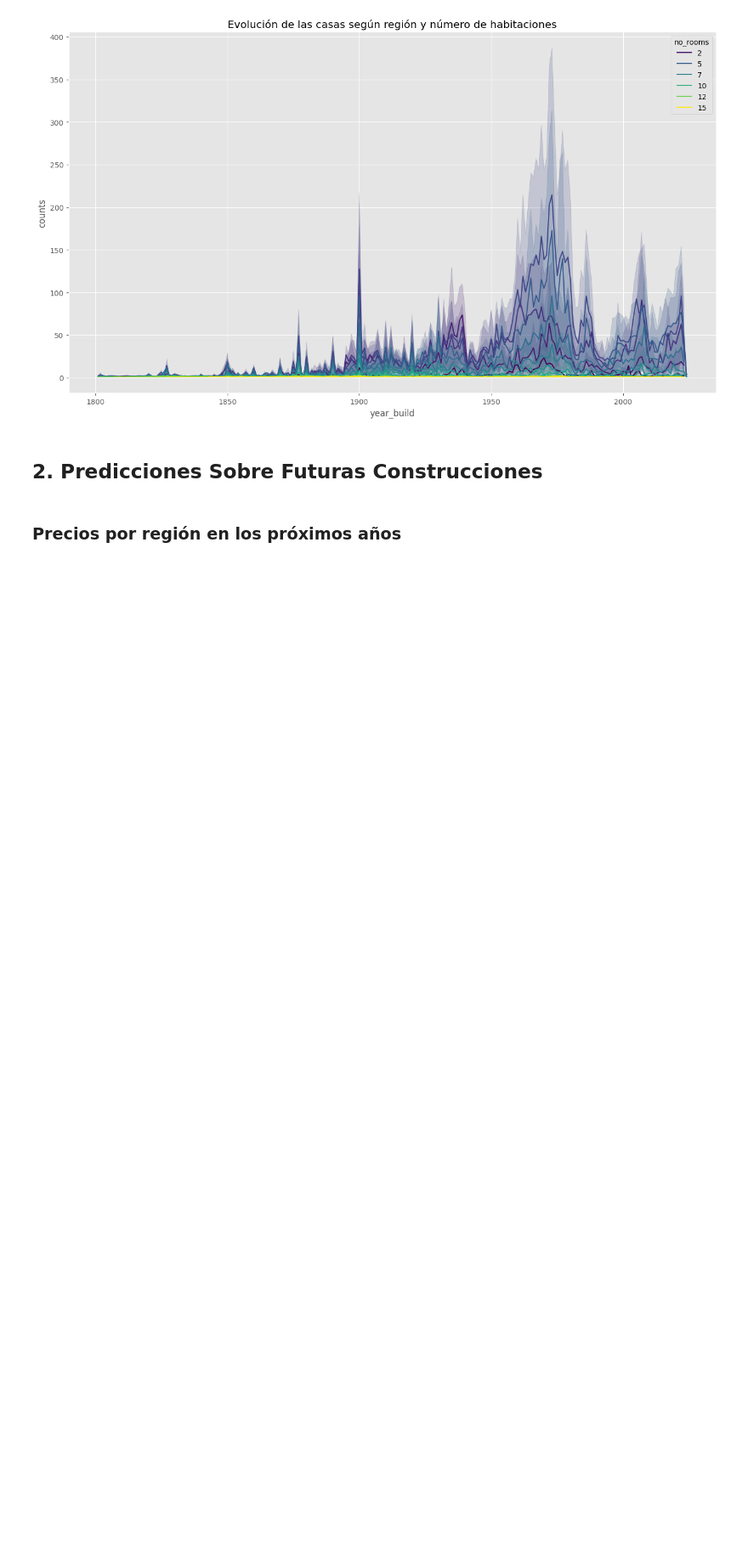
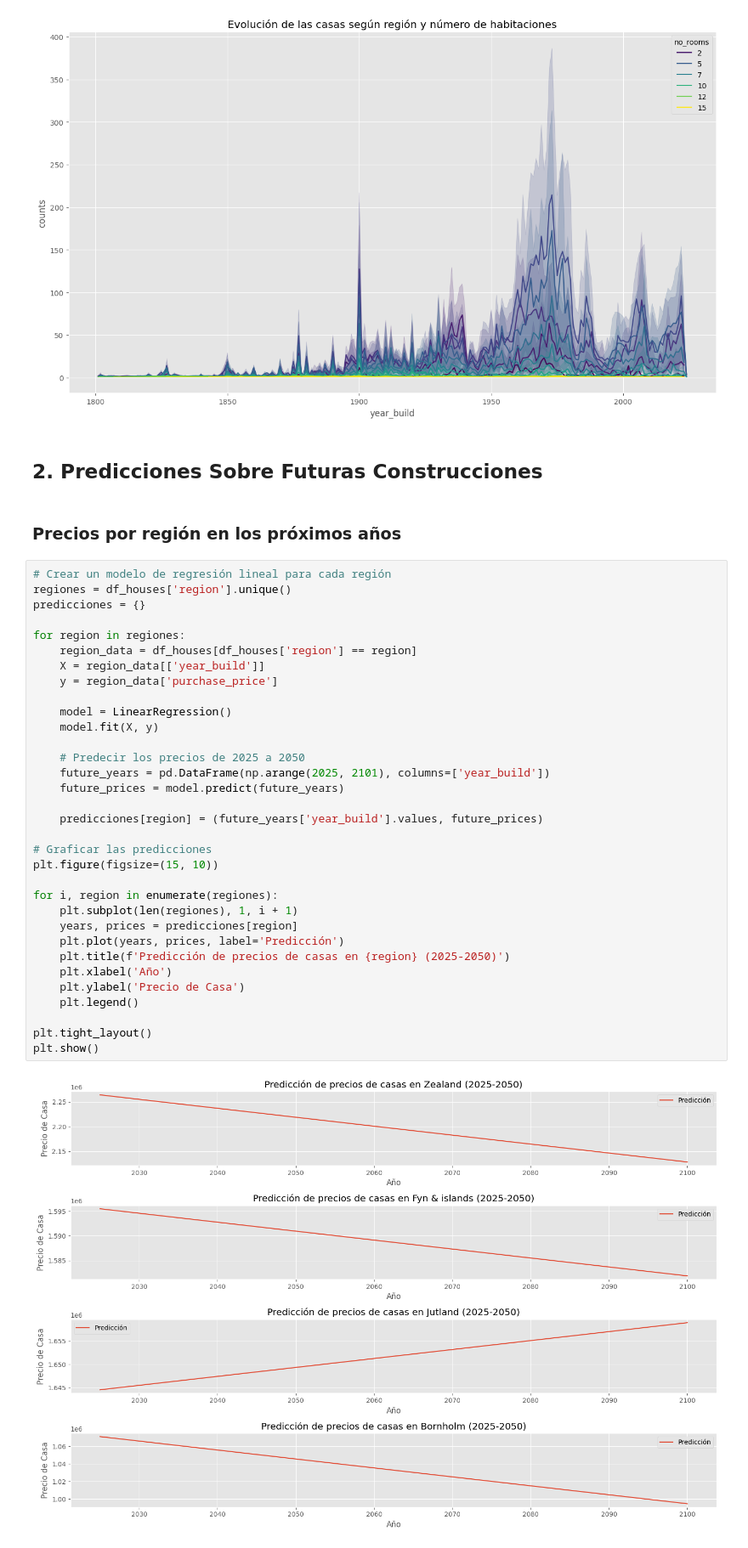
Before and after one commit to davidcabrero/ML_MercadoInmobiliario, a Jupyter notebook: EDAyPredicciones.ipynb, the cells around one changed output. Shown at 85% size. Saved outputs shown, nothing was run; the diff lists cells and outputs as text; blank space fills up the shorter version.

Commit message:
Añadido predicciones de los precios y tipos de casa por región hasta 2100

```diff
--- a/EDAyPredicciones.ipynb
+++ b/EDAyPredicciones.ipynb
@@ -192,3 +193,38 @@ plt.show()
 ## 2. Predicciones Sobre Futuras Construcciones
 # %% [markdown]
 ### Precios por región en los próximos años
+# %%
+# Crear un modelo de regresión lineal para cada región
+regiones = df_houses['region'].unique()
+predicciones = {}
+
+for region in regiones:
+    region_data = df_houses[df_houses['region'] == region]
+    X = region_data[['year_build']]
+    y = region_data['purchase_price']
+
+    model = LinearRegression()
+    model.fit(X, y)
+
+    # Predecir los precios de 2025 a 2050
+    future_years = pd.DataFrame(np.arange(2025, 2101), columns=['year_build'])
+    future_prices = model.predict(future_years)
+
+    predicciones[region] = (future_years['year_build'].values, future_prices)
+
+# Graficar las predicciones
+plt.figure(figsize=(15, 10))
+
+for i, region in enumerate(regiones):
+    plt.subplot(len(regiones), 1, i + 1)
+    years, prices = predicciones[region]
+    plt.plot(years, prices, label='Predicción')
+    plt.title(f'Predicción de precios de casas en {region} (2025-2050)')
+    plt.xlabel('Año')
+    plt.ylabel('Precio de Casa')
+    plt.legend()
+
+plt.tight_layout()
+plt.show()
+# %% [output]
+[figure, added]
```
Also changed, not shown: parts of 3 cells of this notebook.
